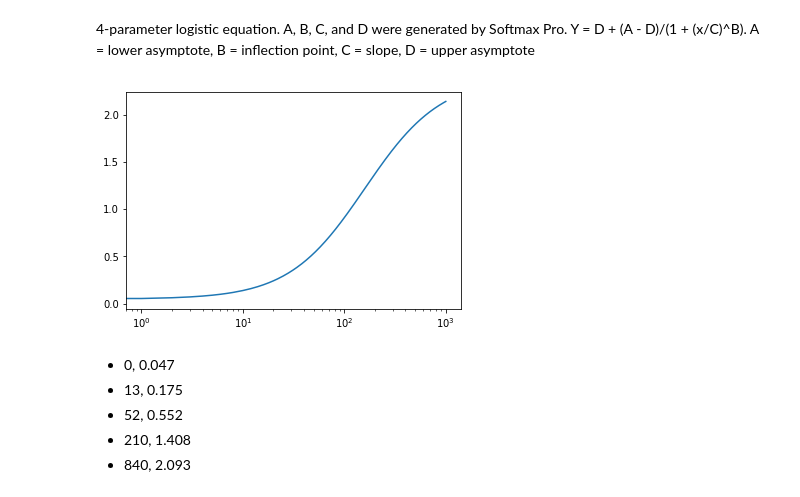
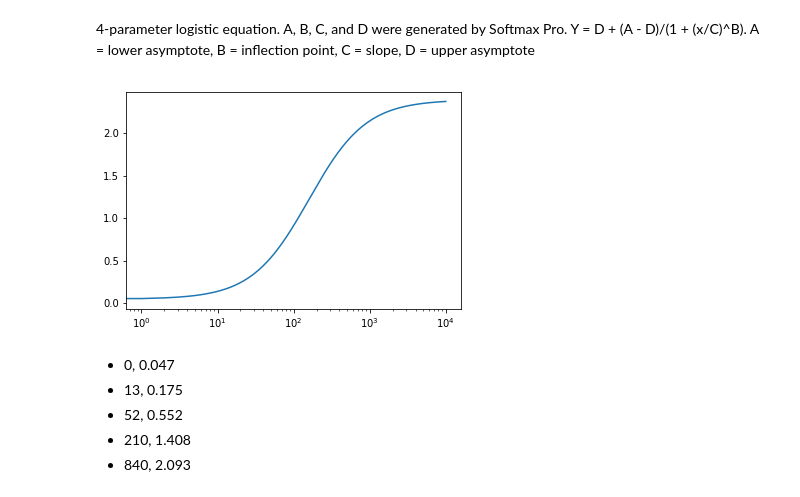
Before and after one commit to GeneJuggler/kurvit, a Jupyter notebook: kurvit.ipynb, the cells around one changed output. Drawn from its saved outputs; the diff is of its cells as text; code cells hidden in the pictures.

```diff
--- a/kurvit.ipynb
+++ b/kurvit.ipynb
@@ -19,9 +19,9 @@ def graph(formula, x_range):
 4-parameter logistic equation. A, B, C, and D were generated by Softmax Pro.
 Y = D + (A - D)/(1 + (x/C)^B). A = lower asymptote, B = inflection point, C = slope, D = upper asymptote
 # %%
-graph('2.39 + (0.0482 - 2.39)/(1 + (x/159)**1.16)', range(0, 1000))
+graph('2.39 + (0.0482 - 2.39)/(1 + (x/159)**1.16)', range(0, 10000))
 # %% [output]
-[figure, old version]
+[figure, new version]
 # %% [markdown]
 * 0, 0.047
 * 13, 0.175
```
Also changed, not shown: parts of 5 cells of this notebook.
